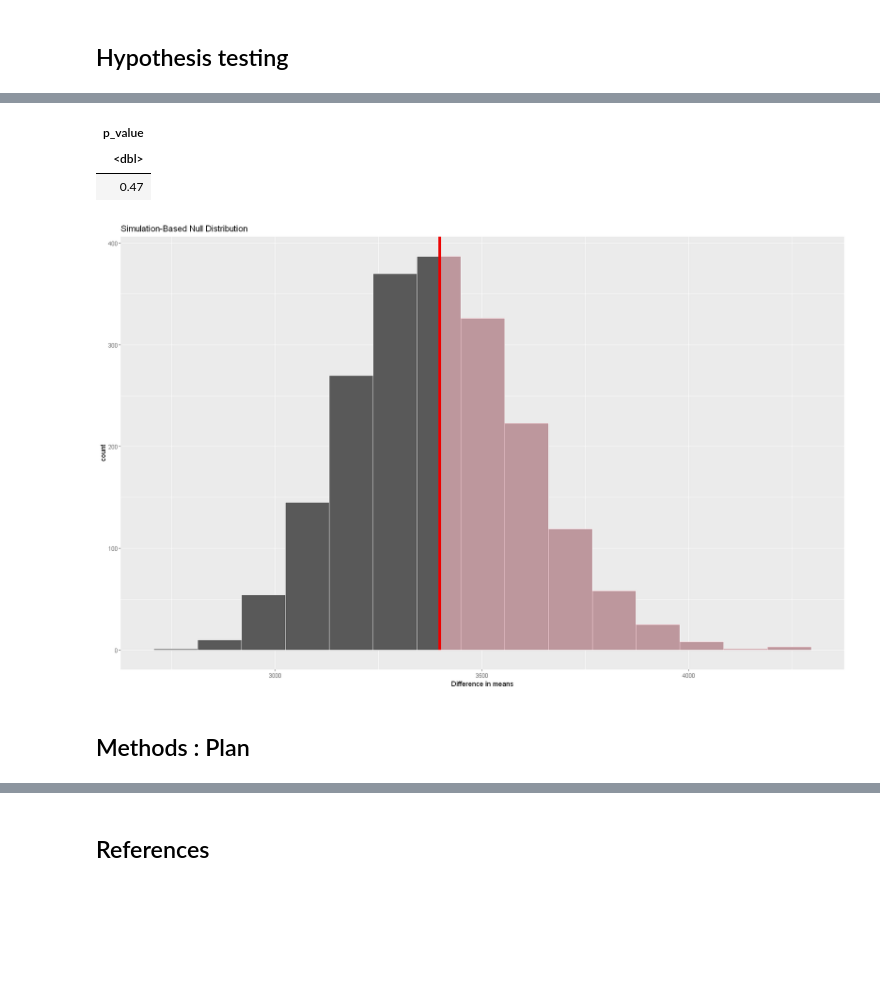
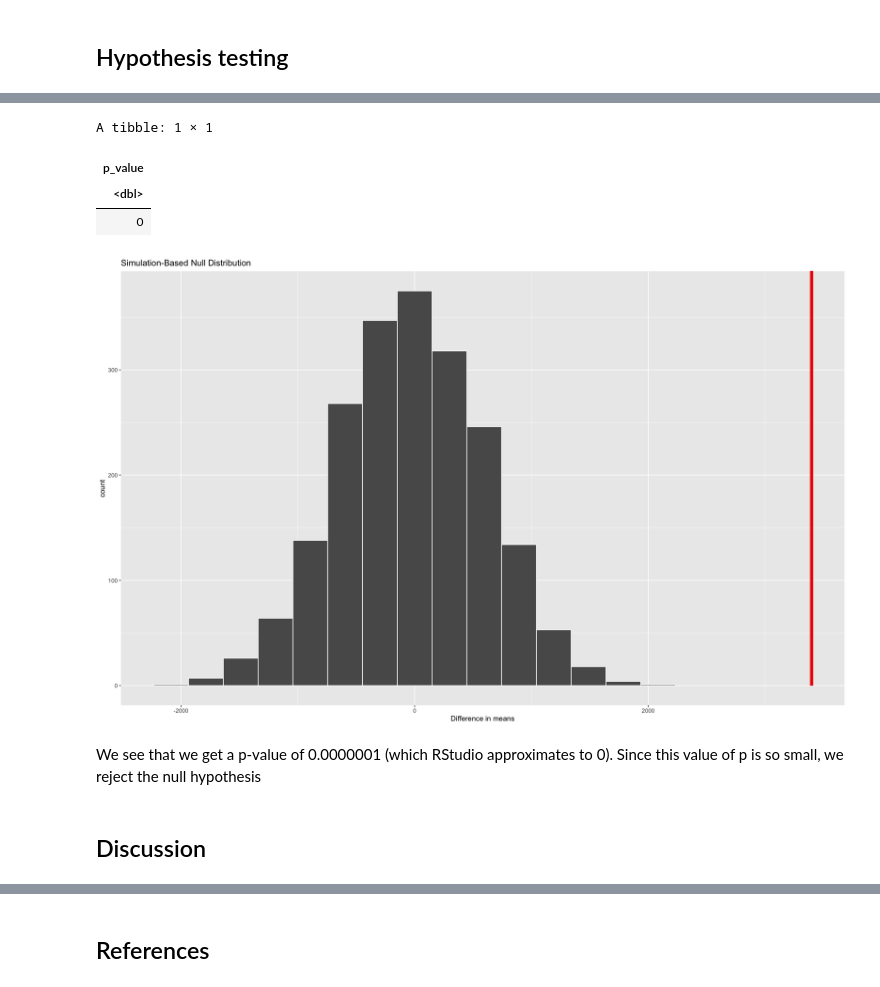
Before and after one commit to Utsav02/VancouverCrimeSTAT201, a Jupyter notebook: ProjectProposal.ipynb, the cells around one changed output, grey strips where cells are left out. Saved outputs shown, nothing was run; the diff lists cells and outputs as text; code cells hidden in the pictures; blank space fills up the shorter version.

```diff
--- a/ProjectProposal.ipynb
+++ b/ProjectProposal.ipynb
@@ -375,12 +427,12 @@ A infer: 6 × 2
 # %%
 hyp1_plot <- hyp1 %>%
 visualise() +
-shade_p_value(obs_stat = 3877 - 479, direction = "right") +
+shade_p_value(obs_stat = round(westend_mean, 0) - round(westpoint_mean, 0), direction = "right") +
 xlab("Difference in means")
 
 hyp1_plot
 
 hyp1_pvalue <- hyp1 %>%
-get_p_value(obs_stat = 3877 - 479, direction = "right")
+get_p_value(obs_stat = round(westend_mean, 0) - round(westpoint_mean, 0), direction = "right")
 hyp1_pvalue
 # %% [output]
@@ -388,9 +441,12 @@ A tibble: 1 × 1
+A tibble: 1 × 1
 | p_value |
 | <dbl> |
-| 0.47 |
+| 0 |
-[figure, old version]
+[figure, new version]
-# %% [markdown]
-## Methods : Plan
+# %% [markdown]
+We see that we get a p-value of 0.0000001 (which RStudio approximates to 0). Since this value of p is so small, we reject the null hypothesis
+# %% [markdown]
+## Discussion
 # %% [markdown]
 <p>
 As mentioned, the goal of this project is to determine if population density and income level have an influence on the crime rate in areas of Vancouver, specifically West End and West Point Grey neighbourhoods. A random sample, representative of the neighbourhoods, has been taken from each of the two filtered datasets. These samples were then subject to bootstrapping and asymptotics to retrieve the sample proportion and the sample mean of each neighbourhood. After the repeated sampling performed in the previous section, it is expected that 90% of the resulting confidence intervals have captured the true population parameters for both neighbourhoods. While the statistics provided can help estimate the true population parameter, further testing—such as hypothesis testing—may be done to determine whether the data from the samples are statistically significant. Moreover, other sampling techniques may be experimented with to discover the possibility of having a more representative sample.</p>
```
Also changed, not shown: parts of 20 cells of this notebook.
